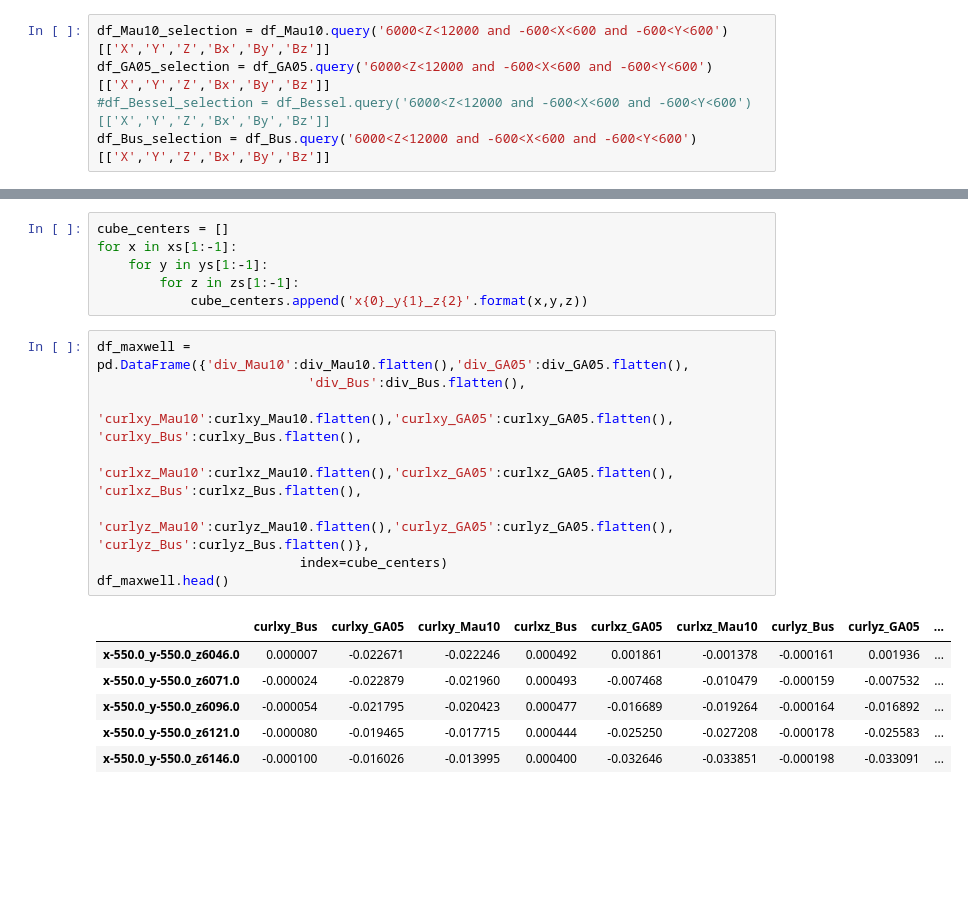
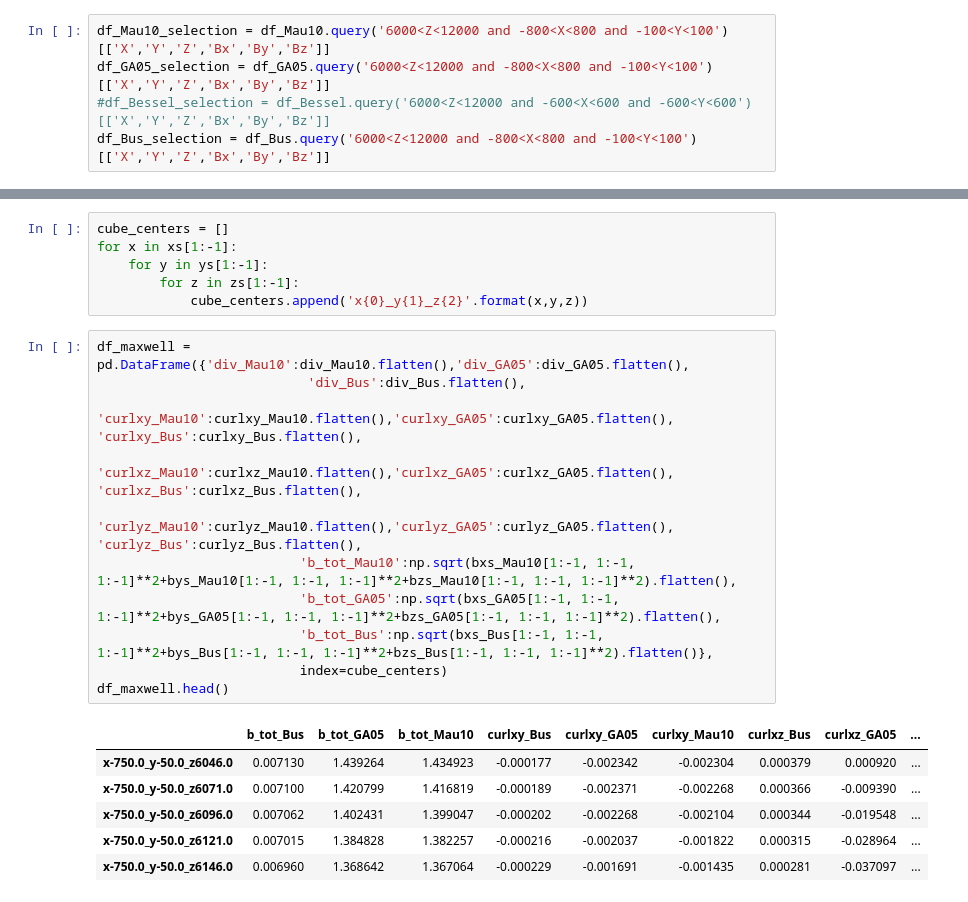
Before and after one commit to pollackscience/Mu2E, a Jupyter notebook: scripts/FieldFitting/maxwell.ipynb, the cells around one changed output, grey strips where cells are left out. Drawn from its saved outputs; the diff is of its cells as text; blank space fills up the shorter version.

```diff
--- a/scripts/FieldFitting/maxwell.ipynb
+++ b/scripts/FieldFitting/maxwell.ipynb
@@ -19,10 +19,10 @@ df_Mau10 = DataFrameMaker(mu2e_ext_path+'datafiles/Mau10/Standard_Maps/Mu2e_DSMa
 df_Bus = DataFrameMaker(mu2e_ext_path+'datafiles/FieldMapsPure/DS_buswork_only_fullmap',use_pickle = True).data_frame
 #df_Bessel = pkl.load(open('df_Bessel.p','rb'))
 # %%
-df_Mau10_selection = df_Mau10.query('6000<Z<12000 and -600<X<600 and -600<Y<600')[['X','Y','Z','Bx','By','Bz']]
-df_GA05_selection = df_GA05.query('6000<Z<12000 and -600<X<600 and -600<Y<600')[['X','Y','Z','Bx','By','Bz']]
+df_Mau10_selection = df_Mau10.query('6000<Z<12000 and -800<X<800 and -100<Y<100')[['X','Y','Z','Bx','By','Bz']]
+df_GA05_selection = df_GA05.query('6000<Z<12000 and -800<X<800 and -100<Y<100')[['X','Y','Z','Bx','By','Bz']]
 #df_Bessel_selection = df_Bessel.query('6000<Z<12000 and -600<X<600 and -600<Y<600')[['X','Y','Z','Bx','By','Bz']]
-df_Bus_selection = df_Bus.query('6000<Z<12000 and -600<X<600 and -600<Y<600')[['X','Y','Z','Bx','By','Bz']]
+df_Bus_selection = df_Bus.query('6000<Z<12000 and -800<X<800 and -100<Y<100')[['X','Y','Z','Bx','By','Bz']]
 # %% [markdown]
 We have generated a dataframe out of the fitting function as well, in order to determine the qualities of an object with known perfect adherence to Maxwell's equations.
 # %%
@@ -123,15 +123,18 @@ for x in xs[1:-1]:
 # %%
 df_maxwell = pd.DataFrame({'div_Mau10':div_Mau10.flatten(),'div_GA05':div_GA05.flatten(),
                            'div_Bus':div_Bus.flatten(),
                           'curlxy_Mau10':curlxy_Mau10.flatten(),'curlxy_GA05':curlxy_GA05.flatten(), 'curlxy_Bus':curlxy_Bus.flatten(),
                           'curlxz_Mau10':curlxz_Mau10.flatten(),'curlxz_GA05':curlxz_GA05.flatten(), 'curlxz_Bus':curlxz_Bus.flatten(),
-                          'curlyz_Mau10':curlyz_Mau10.flatten(),'curlyz_GA05':curlyz_GA05.flatten(), 'curlyz_Bus':curlyz_Bus.flatten()},
+                          'curlyz_Mau10':curlyz_Mau10.flatten(),'curlyz_GA05':curlyz_GA05.flatten(), 'curlyz_Bus':curlyz_Bus.flatten(),
+                          'b_tot_Mau10':np.sqrt(bxs_Mau10[1:-1, 1:-1, 1:-1]**2+bys_Mau10[1:-1, 1:-1, 1:-1]**2+bzs_Mau10[1:-1, 1:-1, 1:-1]**2).flatten(),
+                          'b_tot_GA05':np.sqrt(bxs_GA05[1:-1, 1:-1, 1:-1]**2+bys_GA05[1:-1, 1:-1, 1:-1]**2+bzs_GA05[1:-1, 1:-1, 1:-1]**2).flatten(),
+                          'b_tot_Bus':np.sqrt(bxs_Bus[1:-1, 1:-1, 1:-1]**2+bys_Bus[1:-1, 1:-1, 1:-1]**2+bzs_Bus[1:-1, 1:-1, 1:-1]**2).flatten()},
                           index=cube_centers)
 df_maxwell.head()
 # %% [output]
-|  | curlxy_Bus | curlxy_GA05 | curlxy_Mau10 | curlxz_Bus | curlxz_GA05 | curlxz_Mau10 | curlyz_Bus | curlyz_GA05 | ... |
-| x-550.0_y-550.0_z6046.0 | 0.000007 | -0.022671 | -0.022246 | 0.000492 | 0.001861 | -0.001378 | -0.000161 | 0.001936 | ... |
-| x-550.0_y-550.0_z6071.0 | -0.000024 | -0.022879 | -0.021960 | 0.000493 | -0.007468 | -0.010479 | -0.000159 | -0.007532 | ... |
-| x-550.0_y-550.0_z6096.0 | -0.000054 | -0.021795 | -0.020423 | 0.000477 | -0.016689 | -0.019264 | -0.000164 | -0.016892 | ... |
-| x-550.0_y-550.0_z6121.0 | -0.000080 | -0.019465 | -0.017715 | 0.000444 | -0.025250 | -0.027208 | -0.000178 | -0.025583 | ... |
-| x-550.0_y-550.0_z6146.0 | -0.000100 | -0.016026 | -0.013995 | 0.000400 | -0.032646 | -0.033851 | -0.000198 | -0.033091 | ... |
+|  | b_tot_Bus | b_tot_GA05 | b_tot_Mau10 | curlxy_Bus | curlxy_GA05 | curlxy_Mau10 | curlxz_Bus | curlxz_GA05 | ... |
+| x-750.0_y-50.0_z6046.0 | 0.007130 | 1.439264 | 1.434923 | -0.000177 | -0.002342 | -0.002304 | 0.000379 | 0.000920 | ... |
+| x-750.0_y-50.0_z6071.0 | 0.007100 | 1.420799 | 1.416819 | -0.000189 | -0.002371 | -0.002268 | 0.000366 | -0.009390 | ... |
+| x-750.0_y-50.0_z6096.0 | 0.007062 | 1.402431 | 1.399047 | -0.000202 | -0.002268 | -0.002104 | 0.000344 | -0.019548 | ... |
+| x-750.0_y-50.0_z6121.0 | 0.007015 | 1.384828 | 1.382257 | -0.000216 | -0.002037 | -0.001822 | 0.000315 | -0.028964 | ... |
+| x-750.0_y-50.0_z6146.0 | 0.006960 | 1.368642 | 1.367064 | -0.000229 | -0.001691 | -0.001435 | 0.000281 | -0.037097 | ... |
```
Also changed, not shown: parts of 11 cells of this notebook, 3 other files.
